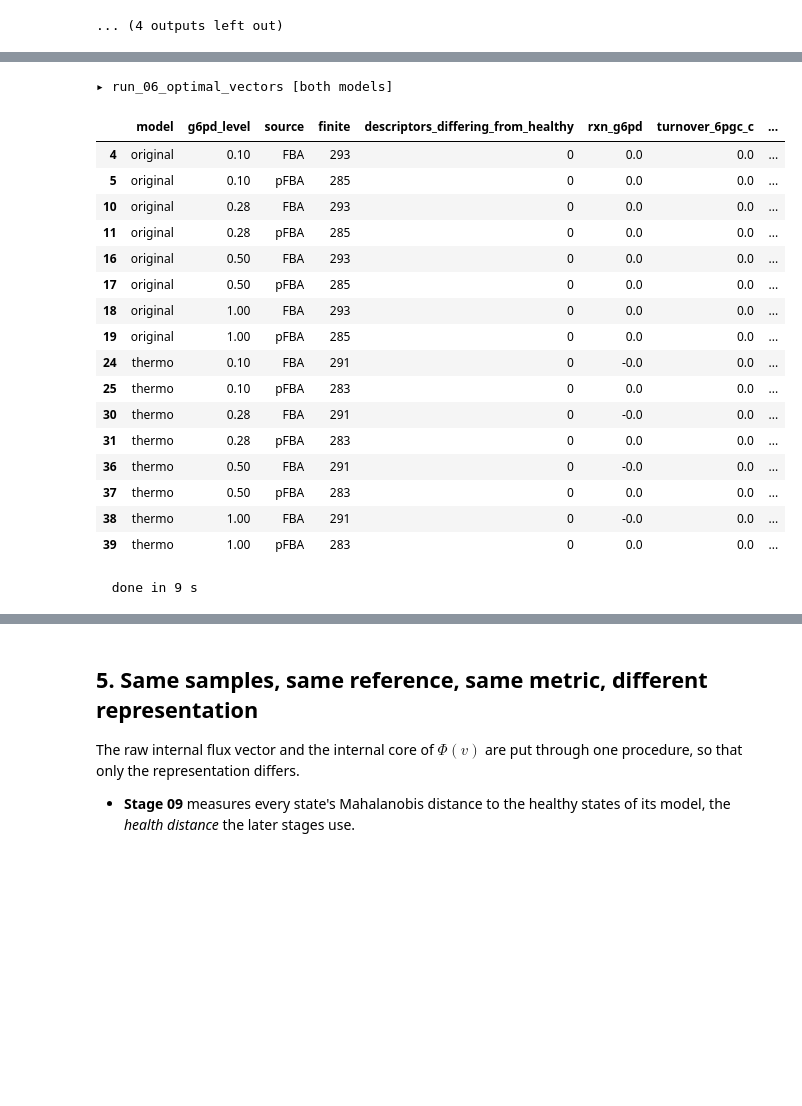
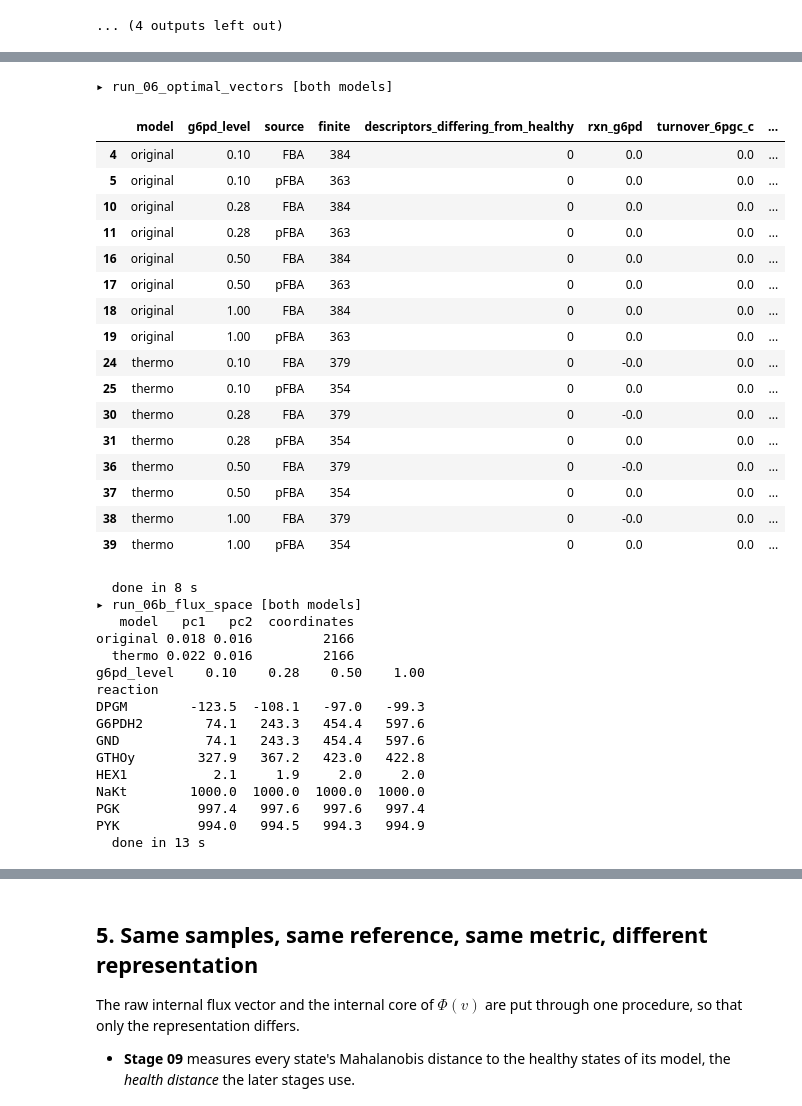
Before and after one commit to GIMIudg/GIMIpapers, a Jupyter notebook: flux2features/notebook/metabolic_flux_phenotyping.ipynb, the cells around one changed output, grey strips where cells are left out. Drawn from its saved outputs; the diff is of its cells as text; code cells hidden in the pictures; blank space fills up the shorter version.

```diff
--- a/flux2features/notebook/metabolic_flux_phenotyping.ipynb
+++ b/flux2features/notebook/metabolic_flux_phenotyping.ipynb
@@ -231,6 +231,8 @@ TURNOVER_METABOLITES = (
     "glc__D_c", "g6p_c", "f6p_c", "pyr_c", "lac__L_c",
     "h2o2_c", "o2_c", "o2s_c",
     "13dpg_c", "23dpg_c", "r5p_c", "ru5p__D_c", "6pgc_c",
+    "gtp_c", "utp_c", "ctp_c", "fad_c", "fadh2_c",
+    "accoa_c", "oaa_c", "akg_c", "glu__L_c", "gln__L_c",
 )
 
 #: Currency metabolites excluded from flux-weighted network statistics, where
@@ -3057,15 +3819,19 @@ class FeatureEngine:
         self.coupling = CouplingFamily(self.ctx)
         self.budget = BudgetFamily(self.ctx)
         self.compartment = CompartmentFamily(self.ctx)
+        self.functional = [family(self.ctx) for family in FUNCTIONAL_FAMILIES]
         self.families = [
             self.structural, self.pathway, self.biochemical,
             self.network, self.external,
-            self.cofactor, self.budget, self.compartment, self.capacity, self.coupling,
+            self.cofactor, self.budget, self.compartment, *self.functional,
+            self.capacity, self.coupling,
         ]
         #: Declared descriptors this reconstruction cannot compute, by structure:
         #: they stay in the registry and are absent from the table of states.
         self.unavailable = dict(sorted(
-            (name, why) for name, (ok, why) in self.compartment.availability.items() if not ok))
+            (name, why)
+            for family in (self.compartment, *self.functional)
+            for name, (ok, why) in family.availability.items() if not ok))
         self.registry = FeatureRegistry()
         for family in self.families:
             self.registry.extend(family.specs())
@@ -5331,22 +6311,37 @@ def run_06_optimal_vectors() -> None:
 # %%
-run(run_06_optimal_vectors, models=None)
+run(run_06_optimal_vectors, run_06b_flux_space, models=None)
 # %% [output]
 ▸ run_06_optimal_vectors [both models]
 |  | model | g6pd_level | source | finite | descriptors_differing_from_healthy | rxn_g6pd | turnover_6pgc_c | ... |
-| 4 | original | 0.10 | FBA | 293 | 0 | 0.0 | 0.0 | ... |
-| 5 | original | 0.10 | pFBA | 285 | 0 | 0.0 | 0.0 | ... |
-| 10 | original | 0.28 | FBA | 293 | 0 | 0.0 | 0.0 | ... |
-| 11 | original | 0.28 | pFBA | 285 | 0 | 0.0 | 0.0 | ... |
-| 16 | original | 0.50 | FBA | 293 | 0 | 0.0 | 0.0 | ... |
-| 17 | original | 0.50 | pFBA | 285 | 0 | 0.0 | 0.0 | ... |
-| 18 | original | 1.00 | FBA | 293 | 0 | 0.0 | 0.0 | ... |
-| 19 | original | 1.00 | pFBA | 285 | 0 | 0.0 | 0.0 | ... |
-| 24 | thermo | 0.10 | FBA | 291 | 0 | -0.0 | 0.0 | ... |
-| 25 | thermo | 0.10 | pFBA | 283 | 0 | 0.0 | 0.0 | ... |
-| 30 | thermo | 0.28 | FBA | 291 | 0 | -0.0 | 0.0 | ... |
-| 31 | thermo | 0.28 | pFBA | 283 | 0 | 0.0 | 0.0 | ... |
-| 36 | thermo | 0.50 | FBA | 291 | 0 | -0.0 | 0.0 | ... |
-| 37 | thermo | 0.50 | pFBA | 283 | 0 | 0.0 | 0.0 | ... |
-| 38 | thermo | 1.00 | FBA | 291 | 0 | -0.0 | 0.0 | ... |
-| 39 | thermo | 1.00 | pFBA | 283 | 0 | 0.0 | 0.0 | ... |
+| 4 | original | 0.10 | FBA | 384 | 0 | 0.0 | 0.0 | ... |
+| 5 | original | 0.10 | pFBA | 363 | 0 | 0.0 | 0.0 | ... |
+| 10 | original | 0.28 | FBA | 384 | 0 | 0.0 | 0.0 | ... |
+| 11 | original | 0.28 | pFBA | 363 | 0 | 0.0 | 0.0 | ... |
+| 16 | original | 0.50 | FBA | 384 | 0 | 0.0 | 0.0 | ... |
+| 17 | original | 0.50 | pFBA | 363 | 0 | 0.0 | 0.0 | ... |
+| 18 | original | 1.00 | FBA | 384 | 0 | 0.0 | 0.0 | ... |
+| 19 | original | 1.00 | pFBA | 363 | 0 | 0.0 | 0.0 | ... |
+| 24 | thermo | 0.10 | FBA | 379 | 0 | -0.0 | 0.0 | ... |
+| 25 | thermo | 0.10 | pFBA | 354 | 0 | 0.0 | 0.0 | ... |
+| 30 | thermo | 0.28 | FBA | 379 | 0 | -0.0 | 0.0 | ... |
+| 31 | thermo | 0.28 | pFBA | 354 | 0 | 0.0 | 0.0 | ... |
+| 36 | thermo | 0.50 | FBA | 379 | 0 | -0.0 | 0.0 | ... |
+| 37 | thermo | 0.50 | pFBA | 354 | 0 | 0.0 | 0.0 | ... |
+| 38 | thermo | 1.00 | FBA | 379 | 0 | -0.0 | 0.0 | ... |
+| 39 | thermo | 1.00 | pFBA | 354 | 0 | 0.0 | 0.0 | ... |
-  done in 9 s
+  done in 8 s
+▸ run_06b_flux_space [both models]
+   model   pc1   pc2  coordinates
+original 0.018 0.016         2166
+  thermo 0.022 0.016         2166
+g6pd_level    0.10    0.28    0.50    1.00
+reaction
+DPGM        -123.5  -108.1   -97.0   -99.3
+G6PDH2        74.1   243.3   454.4   597.6
+GND           74.1   243.3   454.4   597.6
+GTHOy        327.9   367.2   423.0   422.8
+HEX1           2.1     1.9     2.0     2.0
+NaKt        1000.0  1000.0  1000.0  1000.0
+PGK          997.4   997.6   997.6   997.4
+PYK          994.0   994.5   994.3   994.9
+  done in 13 s
```
Also changed, not shown: parts of 63 cells of this notebook, 21 other files.
